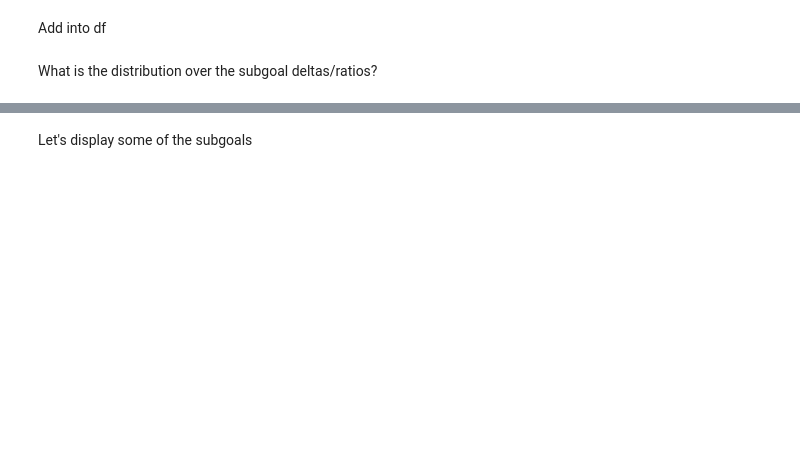
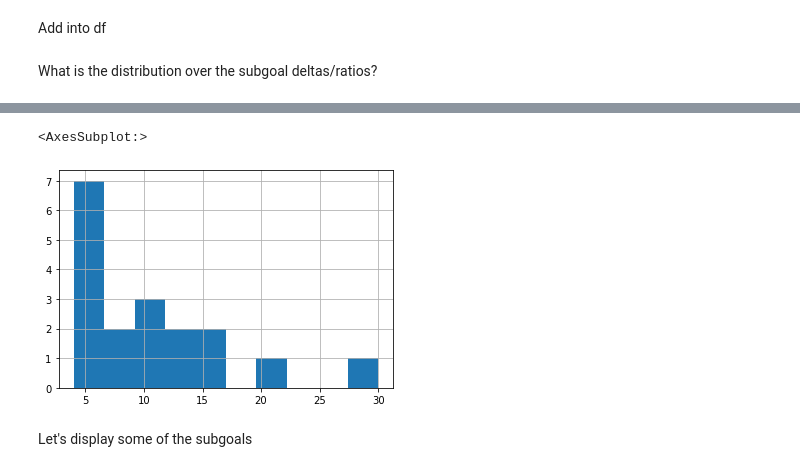
Before and after one commit to cogtoolslab/projection_block_construction, a Jupyter notebook: stimuli/AB_choice_experiment_stim_generation.ipynb, the cells around one changed output, grey strips where cells are left out. Drawn from its saved outputs; the diff is of its cells as text; code cells hidden in the pictures; blank space fills up the shorter version.

```diff
--- a/stimuli/AB_choice_experiment_stim_generation.ipynb
+++ b/stimuli/AB_choice_experiment_stim_generation.ipynb
@@ -243,0 +277,3 @@ df['subgoal cost ratio'].plot()
+# %%
+df['subgoal size'] = df['best subgoal'].apply(lambda x: np.sum(x.subgoal.bitmap > 0))
+df.groupby('subgoal size percentile').describe()['subgoal size']
@@ -244,3 +286,8 @@ df['subgoal cost ratio'].plot()
+# %%
+df['subgoal size'].hist()
+# %% [output]
+<AxesSubplot:>
+[figure, added]
 # %% [markdown]
 Let's display some of the subgoals
 # %%
```
Also changed, not shown: parts of 16 cells of this notebook.
